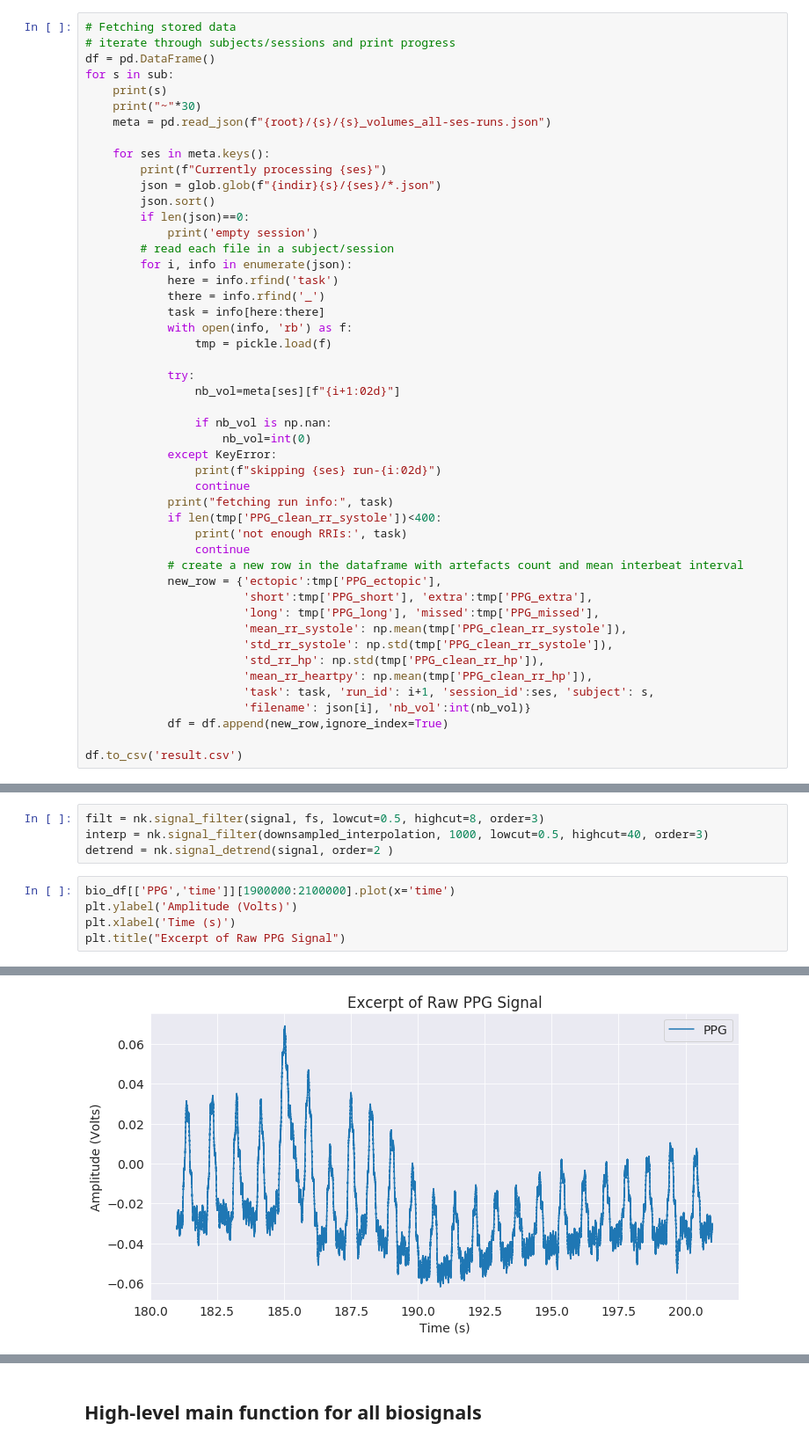
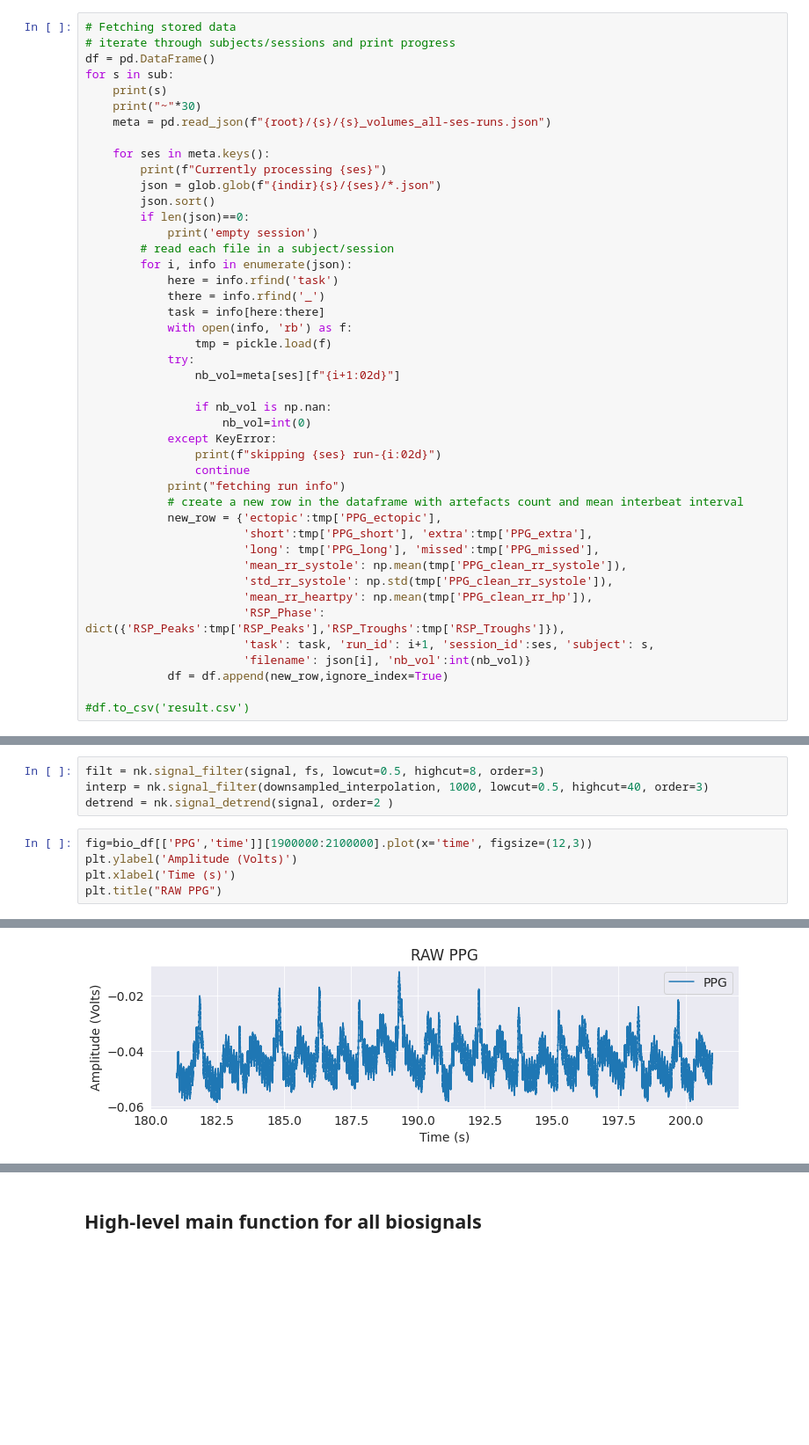
Before and after one commit to sangfrois/ds_prep, a Jupyter notebook: physio/notebooks/cleaning.ipynb, the cells around one changed output, grey strips where cells are left out. Shown at 88% size. Saved outputs shown, nothing was run; the diff lists cells and outputs as text; blank space fills up the shorter version.

```diff
--- a/physio/notebooks/cleaning.ipynb
+++ b/physio/notebooks/cleaning.ipynb
@@ -76,7 +83,6 @@ for s in sub:
             task = info[here:there]
             with open(info, 'rb') as f:
                 tmp = pickle.load(f)
-
             try:
                 nb_vol=meta[ses][f"{i+1:02d}"]
 
@@ -85,23 +91,20 @@ for s in sub:
             except KeyError:
                 print(f"skipping {ses} run-{i:02d}")
                 continue
-            print("fetching run info:", task)
-            if len(tmp['PPG_clean_rr_systole'])<400:
-                print('not enough RRIs:', task)
-                continue
+            print("fetching run info")
             # create a new row in the dataframe with artefacts count and mean interbeat interval
             new_row = {'ectopic':tmp['PPG_ectopic'],
                        'short':tmp['PPG_short'], 'extra':tmp['PPG_extra'],
                        'long': tmp['PPG_long'], 'missed':tmp['PPG_missed'],
                        'mean_rr_systole': np.mean(tmp['PPG_clean_rr_systole']),
                        'std_rr_systole': np.std(tmp['PPG_clean_rr_systole']),
-                       'std_rr_hp': np.std(tmp['PPG_clean_rr_hp']),
                        'mean_rr_heartpy': np.mean(tmp['PPG_clean_rr_hp']),
+                       'RSP_Phase': dict({'RSP_Peaks':tmp['RSP_Peaks'],'RSP_Troughs':tmp['RSP_Troughs']}),
                        'task': task, 'run_id': i+1, 'session_id':ses, 'subject': s,
                        'filename': json[i], 'nb_vol':int(nb_vol)}
             df = df.append(new_row,ignore_index=True)
 
-df.to_csv('result.csv')
+#df.to_csv('result.csv')
 # %% [output]
 sub-01
 ~~~~~~~~~~~~~~~~~~~~~~~~~~~~~~
@@ -234,8 +315,8 @@ filt = nk.signal_filter(signal, fs, lowcut=0.5, highcut=8, order=3)
 interp = nk.signal_filter(downsampled_interpolation, 1000, lowcut=0.5, highcut=40, order=3)
 detrend = nk.signal_detrend(signal, order=2 )
 # %%
-bio_df[['PPG','time']][1900000:2100000].plot(x='time')
+fig=bio_df[['PPG','time']][1900000:2100000].plot(x='time', figsize=(12,3))
 plt.ylabel('Amplitude (Volts)')
 plt.xlabel('Time (s)')
-plt.title("Excerpt of Raw PPG Signal")
+plt.title("RAW PPG")
 # %% [output]
@@ -243,3 +324,3 @@ Text(0.5, 1.0, 'Excerpt of Raw PPG Signal')
-[figure, old version]
+[figure, new version]
 # %%
 df_filt = pd.DataFrame({'time': bio_df['time'], 'filtered PPG':filt})
```
Also changed, not shown: parts of 53 cells of this notebook, 6 other files.
